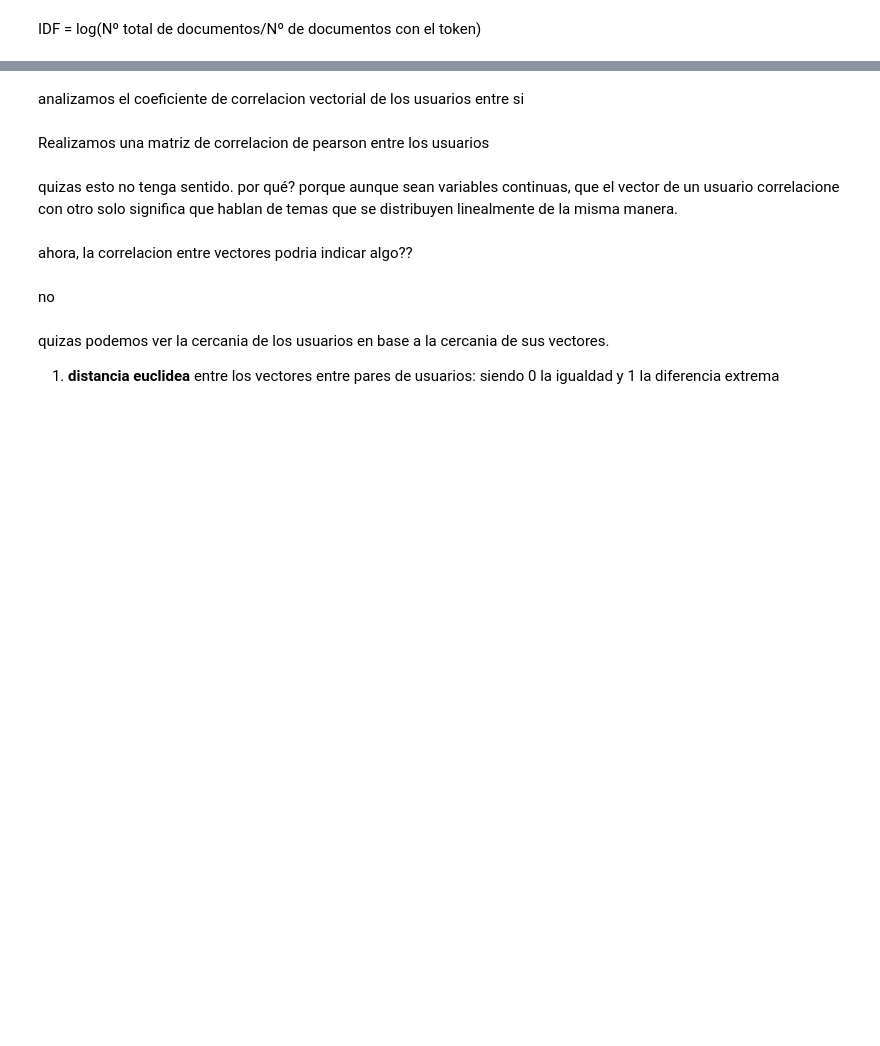
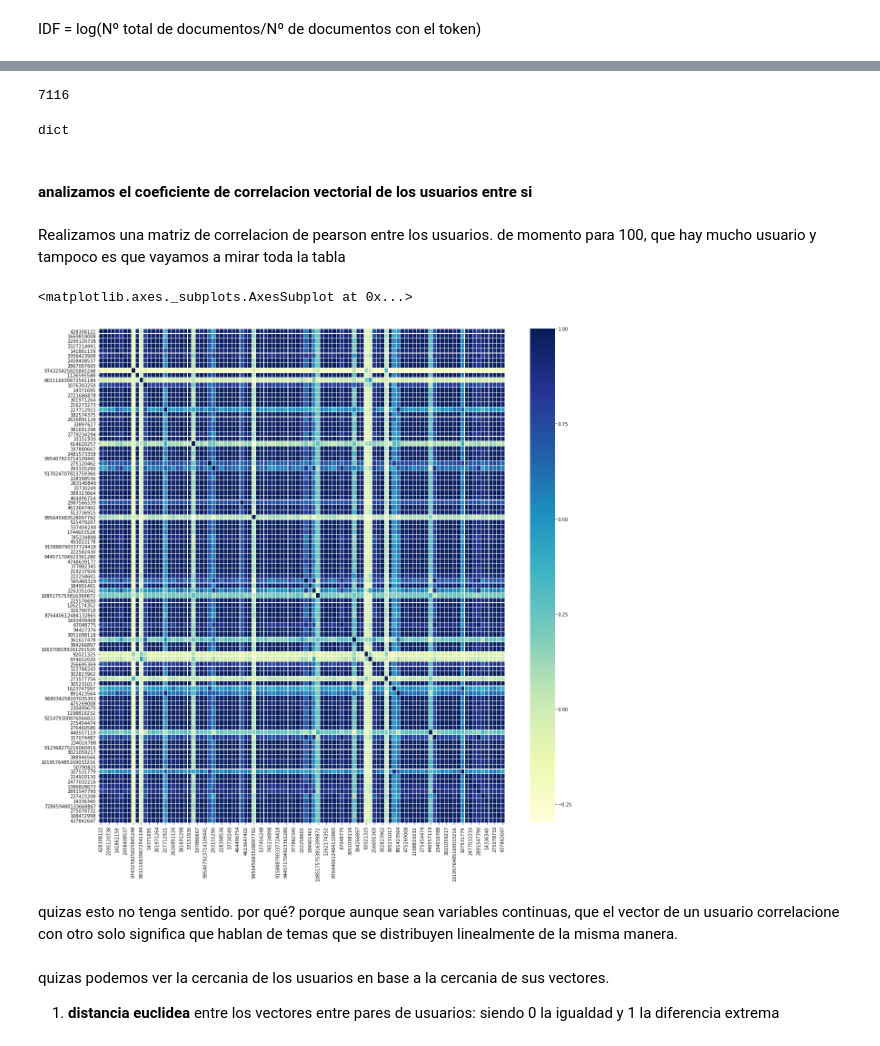
Before and after one commit to RoundU/RoundU, a Jupyter notebook: W2V on Twitter Data.ipynb, the cells around one changed output, grey strips where cells are left out. Cells and saved outputs as stored; diff of their text form; code cells hidden in the pictures; blank space fills up the shorter version.

```diff
--- a/W2V on Twitter Data.ipynb
+++ b/W2V on Twitter Data.ipynb
@@ -378,7 +382,7 @@ def tf_idf(corpus):
     #dic de cada token con el nº de documentos con ese token
     tot_frecuency = {}
 
-    for users in corpus.keys():
+    for users in tqdm_notebook(corpus.keys()):
         for text in corpus[users]:
             l_tokens.append(text)
             if text in frecuencias:
@@ -423,11 +431,17 @@ con el peso tf_idf de cada palabra, ponderamos los pesos de los vectores de las
 # %%
 v_corpus = {}
 
-for key in corpus.keys():
+out_words = []
+in_words = []
+
+for key in tqdm_notebook(corpus.keys()):
     vector = np.array([0]*100, dtype="float64")
     contador = 0
     for word in corpus[key]:
         if word in model.wv.vocab:
             vector += model.wv.word_vec(word)*corpus_tf_idf[word]
             contador +=1
+            in_words.append(word)
+        else:
+            out_words.append(word)
     v_corpus[key] = vector/contador
@@ -434,5 +462,11 @@ for key in corpus.keys():
+# %%
+len(v_corpus.keys())
+# %% [output]
+7116
 # %%
 #vector de tema por usuario
-v_corpus
+corpus
+# %% [output]
+dict
 # %% [markdown]
-analizamos el coeficiente de correlacion vectorial de los usuarios entre si
+#### analizamos el coeficiente de correlacion vectorial de los usuarios entre si
@@ -443,11 +473,12 @@ data_T.head()
 # %% [markdown]
-Realizamos una matriz de correlacion de pearson entre los usuarios
+Realizamos una matriz de correlacion de pearson entre los usuarios. de momento para 100, que hay mucho usuario y tampoco es que vayamos a mirar toda la tabla
 # %%
-corrmat = data.iloc[:10].corr()
+corrmat = pd.DataFrame(v_corpus).loc[:,:pd.DataFrame(v_corpus).columns[100]].corr()
 
 f, ax = plt.subplots(figsize =(20, 20))
 sns.heatmap(corrmat, ax = ax, cmap ="YlGnBu", linewidths = 0.1)
+# %% [output]
+<matplotlib.axes._subplots.AxesSubplot at 0x...>
+[figure, added]
 # %% [markdown]
 quizas esto no tenga sentido. por qué? porque aunque sean variables continuas, que el vector de un usuario correlacione con otro solo significa que hablan de temas que se distribuyen linealmente de la misma manera.
-# %% [markdown]
-ahora, la correlacion entre vectores podria indicar algo??
@@ -459,5 +485,3 @@ sns.heatmap(corrmat, ax = ax, cmap ="YlGnBu", linewidths = 0.1)
-# %% [markdown]
-no
 # %% [markdown]
 
 quizas podemos ver la cercania de los usuarios en base a la cercania de sus vectores.
```
Also changed, not shown: parts of 24 cells of this notebook, 1 other file.
